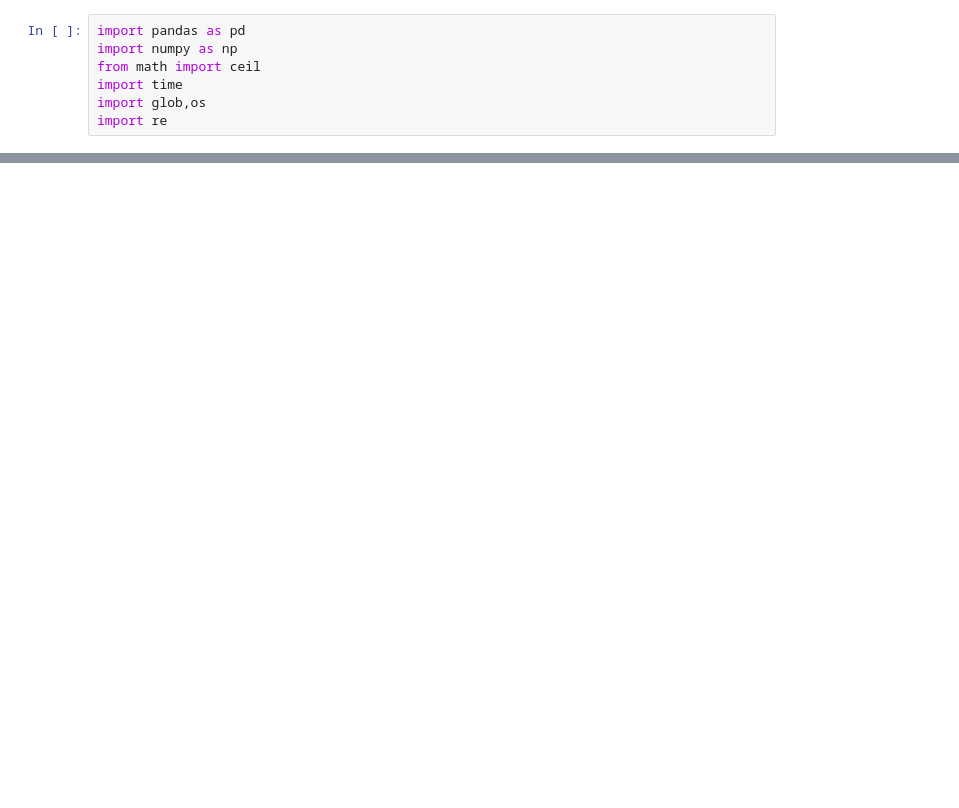
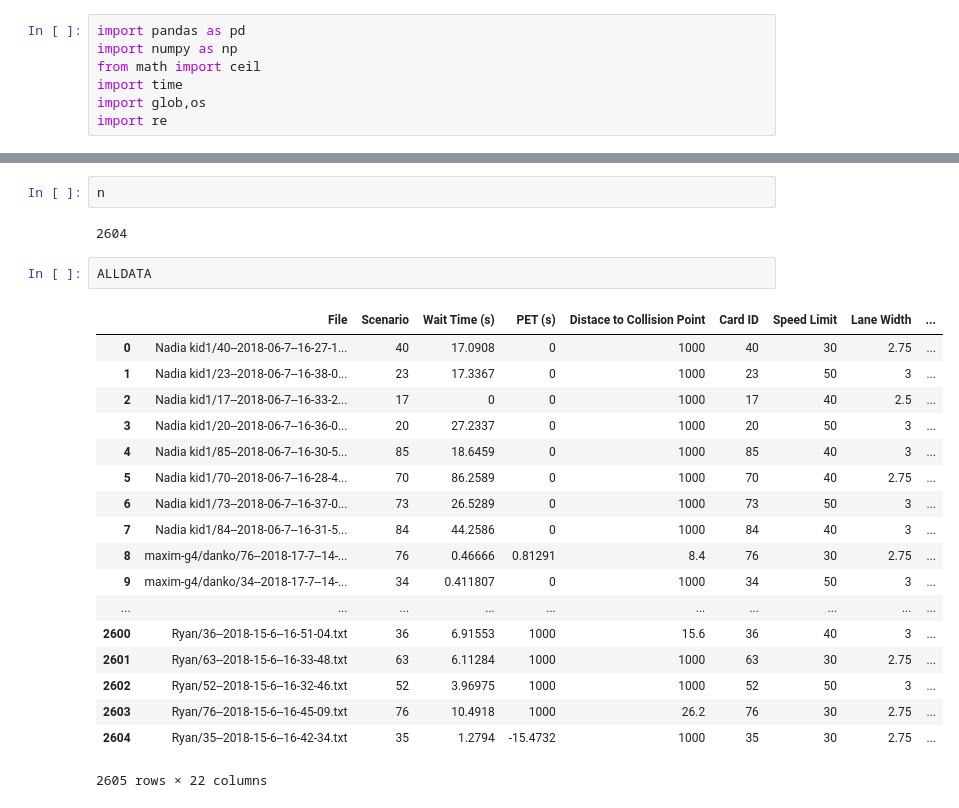
Before and after one commit to arashk1990/ProjectVR, a Jupyter notebook: DataCleaning.ipynb, the cells around one changed output, grey strips where cells are left out. Saved outputs shown, nothing was run; the diff lists cells and outputs as text; blank space fills up the shorter version.

Commit message:
1st phase of data cleaning done, wait time, pet and distance calculated

```diff
--- a/DataCleaning.ipynb
+++ b/DataCleaning.ipynb
@@ -147,2 +238,27 @@ firstcartime
+# %%
+n
+# %% [output]
+2604
+# %%
+ALLDATA
+# %% [output]
+|  | File | Scenario | Wait Time (s) | PET (s) | Distace to Collision Point | Card ID | Speed Limit | Lane Width | ... |
+| 0 | Nadia kid1/40--2018-06-7--16-27-1... | 40 | 17.0908 | 0 | 1000 | 40 | 30 | 2.75 | ... |
+| 1 | Nadia kid1/23--2018-06-7--16-38-0... | 23 | 17.3367 | 0 | 1000 | 23 | 50 | 3 | ... |
+| 2 | Nadia kid1/17--2018-06-7--16-33-2... | 17 | 0 | 0 | 1000 | 17 | 40 | 2.5 | ... |
+| 3 | Nadia kid1/20--2018-06-7--16-36-0... | 20 | 27.2337 | 0 | 1000 | 20 | 50 | 3 | ... |
+| 4 | Nadia kid1/85--2018-06-7--16-30-5... | 85 | 18.6459 | 0 | 1000 | 85 | 40 | 3 | ... |
+| 5 | Nadia kid1/70--2018-06-7--16-28-4... | 70 | 86.2589 | 0 | 1000 | 70 | 40 | 2.75 | ... |
+| 6 | Nadia kid1/73--2018-06-7--16-37-0... | 73 | 26.5289 | 0 | 1000 | 73 | 50 | 3 | ... |
+| 7 | Nadia kid1/84--2018-06-7--16-31-5... | 84 | 44.2586 | 0 | 1000 | 84 | 40 | 3 | ... |
+| 8 | maxim-g4/danko/76--2018-17-7--14-... | 76 | 0.46666 | 0.81291 | 8.4 | 76 | 30 | 2.75 | ... |
+| 9 | maxim-g4/danko/34--2018-17-7--14-... | 34 | 0.411807 | 0 | 1000 | 34 | 50 | 3 | ... |
+| ... | ... | ... | ... | ... | ... | ... | ... | ... | ... |
+| 2600 | Ryan/36--2018-15-6--16-51-04.txt | 36 | 6.91553 | 1000 | 15.6 | 36 | 40 | 3 | ... |
+| 2601 | Ryan/63--2018-15-6--16-33-48.txt | 63 | 6.11284 | 1000 | 1000 | 63 | 30 | 2.75 | ... |
+| 2602 | Ryan/52--2018-15-6--16-32-46.txt | 52 | 3.96975 | 1000 | 1000 | 52 | 50 | 3 | ... |
+| 2603 | Ryan/76--2018-15-6--16-45-09.txt | 76 | 10.4918 | 1000 | 26.2 | 76 | 30 | 2.75 | ... |
+| 2604 | Ryan/35--2018-15-6--16-42-34.txt | 35 | 1.2794 | -15.4732 | 1000 | 35 | 30 | 2.75 | ... |
+2605 rows × 22 columns
 # %%
 # %% [output]
```
Also changed, not shown: parts of 15 cells of this notebook.
